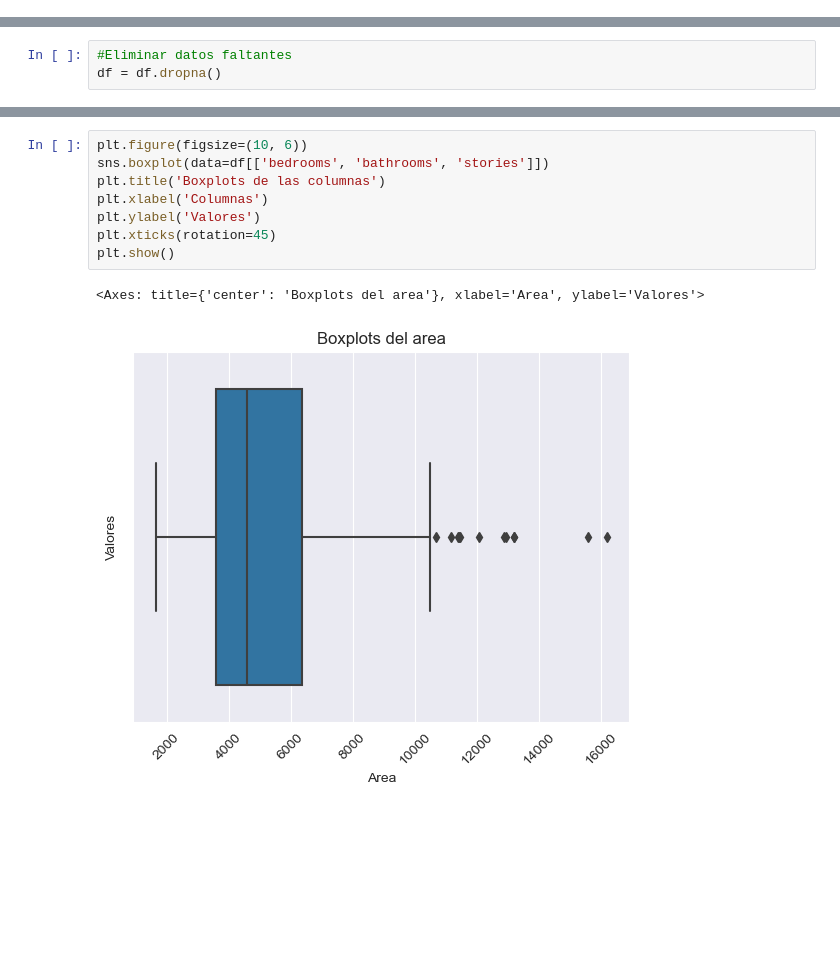
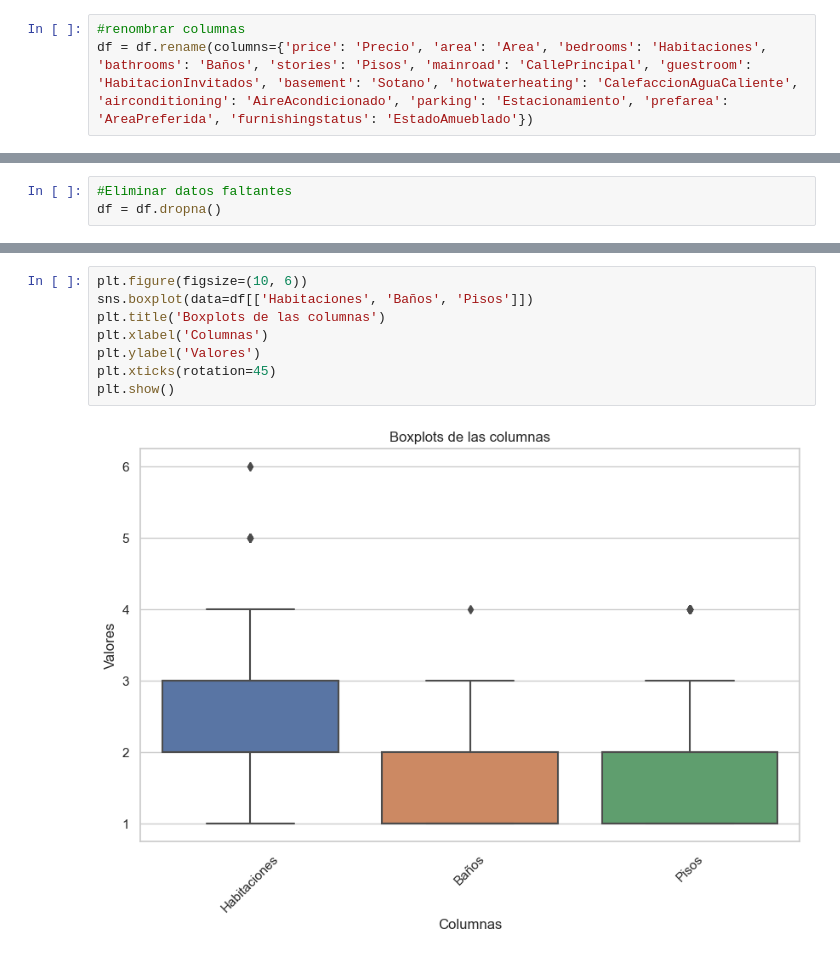
Before and after one commit to federojasc/Electric_Cars_Project, a Jupyter notebook: Housing_Price_Prediction/Housing_Price_Prediction.ipynb, the cells around one changed output, grey strips where cells are left out. Saved outputs shown, nothing was run; the diff lists cells and outputs as text; blank space fills up the shorter version.

```diff
--- a/Housing_Price_Prediction/Housing_Price_Prediction.ipynb
+++ b/Housing_Price_Prediction/Housing_Price_Prediction.ipynb
@@ -75,6 +75,9 @@ Index(['price', 'area', 'bedrooms', 'bathrooms', 'stories', 'mainroad',
       dtype='object')
 # %% [markdown]
 # Renombrar columnas
+# %%
+#renombrar columnas
+df = df.rename(columns={'price': 'Precio', 'area': 'Area', 'bedrooms': 'Habitaciones', 'bathrooms': 'Baños', 'stories': 'Pisos', 'mainroad': 'CallePrincipal', 'guestroom': 'HabitacionInvitados', 'basement': 'Sotano', 'hotwaterheating': 'CalefaccionAguaCaliente', 'airconditioning': 'AireAcondicionado', 'parking': 'Estacionamiento', 'prefarea': 'AreaPreferida', 'furnishingstatus': 'EstadoAmueblado'})
 # %%
 #Identificar columnas de un solo valor
 df.nunique()
@@ -150,11 +148,10 @@ sns.boxplot(x=df['area'])
 # %%
 plt.figure(figsize=(10, 6))
-sns.boxplot(data=df[['bedrooms', 'bathrooms', 'stories']])
+sns.boxplot(data=df[['Habitaciones', 'Baños', 'Pisos']])
 plt.title('Boxplots de las columnas')
 plt.xlabel('Columnas')
 plt.ylabel('Valores')
 plt.xticks(rotation=45)
 plt.show()
 # %% [output]
-<Axes: title={'center': 'Boxplots del area'}, xlabel='Area', ylabel='Valores'>
-[figure, old version]
+[figure, new version]
```
Also changed, not shown: parts of 12 cells of this notebook.
